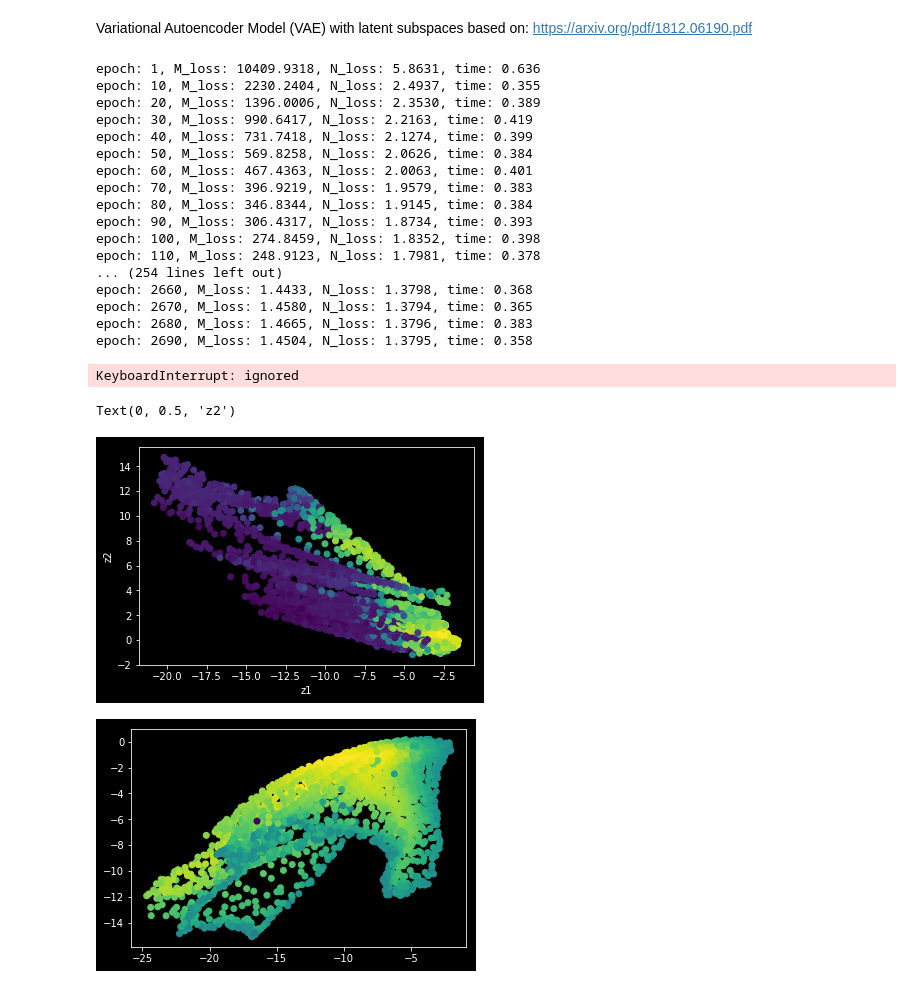
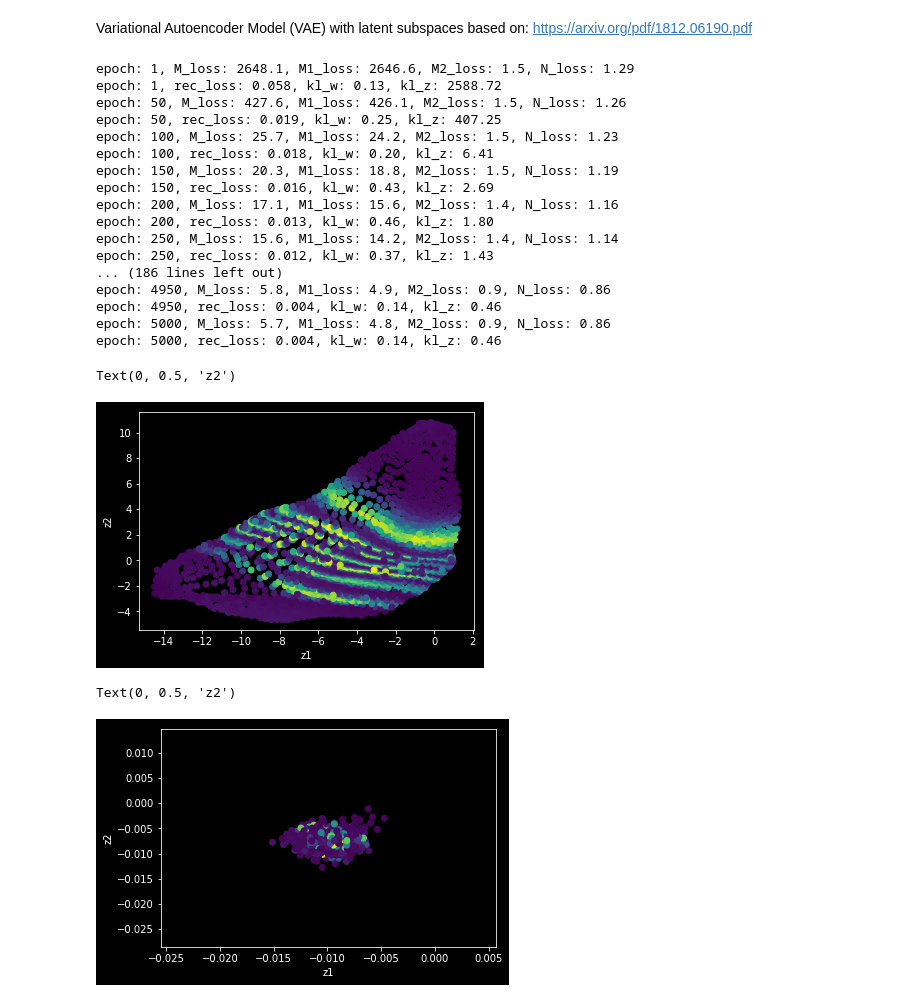
Before and after one commit to dauparas/tensorflow_examples, a Jupyter notebook: VAE_with_latent_subspaces.ipynb, the cells around one changed output. Saved outputs shown, nothing was run; the diff lists cells and outputs as text; code cells hidden in the pictures.

```diff
--- a/VAE_with_latent_subspaces.ipynb
+++ b/VAE_with_latent_subspaces.ipynb
@@ -178,8 +212,8 @@ def batch_generator(features, x, u, batch_size):
     part = idx[start_idx:end_idx]
     yield features[part,:], x[part,:] , u[part, :]
 # %%
-n_epochs = 10000
-batch_size = X.shape[0]//4
+n_epochs = 5000
+batch_size = X.shape[0]
 start = time.time()
 with tf.Session() as sess:
   sess.run(tf.global_variables_initializer())
@@ -189,50 +223,66 @@ with tf.Session() as sess:
     gen = batch_generator(X, X, U, batch_size) #create batch generator
     M_loss = 0
     N_loss = 0
+    rec_loss_ = 0
+    kl_w_ = 0
+    kl_z_ = 0
+    M1_ = 0
+    M2_ = 0
+    ent2_ = 0
+    logN_ = 0
 
     for j in range(np.int(X.shape[0]/batch_size)):
       x_in_batch, x_out_batch, u_batch = gen.__next__()
 
 
-      _, M_loss_= sess.run([M_train, M_cost], feed_dict={x_in: x_in_batch, x_out: x_out_batch, u_in: u_batch})
+      _, M_loss_, rec_loss__, kl_w__, kl_z__, M1__, ent2__, M2__= sess.run([M_train, M_cost, rec_loss, kl_w, kl_z, M1, ent2, M2], feed_dict={x_in: x_in_batch, x_out: x_out_batch, u_in: u_batch})
       M_loss += M_loss_
+      rec_loss_ += rec_loss__
+      kl_w_ += kl_w__
+      kl_z_ += kl_z__
+      M1_ += M1__
+      M2_ += M2__
 
-      _, N_loss_= sess.run([N_train, N_cost], feed_dict={x_in: x_in_batch, x_out: x_out_batch, u_in: u_batch})
+      _, N_loss_, logN__= sess.run([N_train, N_cost, logN], feed_dict={x_in: x_in_batch, x_out: x_out_batch, u_in: u_batch})
       N_loss += N_loss_
+      logN_ += logN__
 
 
-    if (i+1)% 10 == 0 or i == 0:
-      #latent_mean_, latent_sampled_, posterior_loc_= sess.run([latent_mean, latent_sampled, posterior_loc], feed_dict ={x_in:X, x_out:X, u_in:U})
+    if (i+1)% 50 == 0 or i == 0:
+      wIxy_mean_, zIx_mean_, rec_out_= sess.run([wIxy_mean, zIx_mean, rec_out], feed_dict ={x_in:X, x_out:X, u_in:U})
       end = time.time()
-      print('epoch: {0}, M_loss: {1:.4f}, N_loss: {2:.4f}, time: {3:.3f}'.format((i+1), M_loss/(1+np.int(X.shape[0]/batch_size)), N_loss/(1+np.int(X.shape[0]/batch_size)), end-start))
+      print('epoch: {0}, M_loss: {1:.1f}, M1_loss: {2:.1f}, M2_loss: {3:.1f}, N_loss: {4:.2f}'.format((i+1), M_loss/(1+np.int(X.shape[0]/batch_size)), M1_/(1+np.int(X.shape[0]/batch_size)), M2_/(1+np.int(X.shape[0]/batch_size)), N_loss_/(1+np.int(X.shape[0]/batch_size))))
+      print('epoch: {0}, rec_loss: {1:.3f}, kl_w: {2:.2f}, kl_z: {3:.2f}'.format((i+1), rec_loss_/(1+np.int(X.shape[0]/batch_size)), kl_w_/(1+np.int(X.shape[0]/batch_size)), kl_z_/(1+np.int(X.shape[0]/batch_size))))
       start = time.time()
 # %% [output]
-epoch: 1, M_loss: 10409.9318, N_loss: 5.8631, time: 0.636
-epoch: 10, M_loss: 2230.2404, N_loss: 2.4937, time: 0.355
-epoch: 20, M_loss: 1396.0006, N_loss: 2.3530, time: 0.389
-epoch: 30, M_loss: 990.6417, N_loss: 2.2163, time: 0.419
-epoch: 40, M_loss: 731.7418, N_loss: 2.1274, time: 0.399
-epoch: 50, M_loss: 569.8258, N_loss: 2.0626, time: 0.384
-epoch: 60, M_loss: 467.4363, N_loss: 2.0063, time: 0.401
-epoch: 70, M_loss: 396.9219, N_loss: 1.9579, time: 0.383
-epoch: 80, M_loss: 346.8344, N_loss: 1.9145, time: 0.384
-epoch: 90, M_loss: 306.4317, N_loss: 1.8734, time: 0.393
-epoch: 100, M_loss: 274.8459, N_loss: 1.8352, time: 0.398
-epoch: 110, M_loss: 248.9123, N_loss: 1.7981, time: 0.378
-... (254 lines left out)
-epoch: 2660, M_loss: 1.4433, N_loss: 1.3798, time: 0.368
-epoch: 2670, M_loss: 1.4580, N_loss: 1.3794, time: 0.365
-epoch: 2680, M_loss: 1.4665, N_loss: 1.3796, time: 0.383
-epoch: 2690, M_loss: 1.4504, N_loss: 1.3795, time: 0.358
+epoch: 1, M_loss: 2648.1, M1_loss: 2646.6, M2_loss: 1.5, N_loss: 1.29
+epoch: 1, rec_loss: 0.058, kl_w: 0.13, kl_z: 2588.72
+epoch: 50, M_loss: 427.6, M1_loss: 426.1, M2_loss: 1.5, N_loss: 1.26
+epoch: 50, rec_loss: 0.019, kl_w: 0.25, kl_z: 407.25
+epoch: 100, M_loss: 25.7, M1_loss: 24.2, M2_loss: 1.5, N_loss: 1.23
+epoch: 100, rec_loss: 0.018, kl_w: 0.20, kl_z: 6.41
+epoch: 150, M_loss: 20.3, M1_loss: 18.8, M2_loss: 1.5, N_loss: 1.19
+epoch: 150, rec_loss: 0.016, kl_w: 0.43, kl_z: 2.69
+epoch: 200, M_loss: 17.1, M1_loss: 15.6, M2_loss: 1.4, N_loss: 1.16
+epoch: 200, rec_loss: 0.013, kl_w: 0.46, kl_z: 1.80
+epoch: 250, M_loss: 15.6, M1_loss: 14.2, M2_loss: 1.4, N_loss: 1.14
+epoch: 250, rec_loss: 0.012, kl_w: 0.37, kl_z: 1.43
+... (186 lines left out)
+epoch: 4950, M_loss: 5.8, M1_loss: 4.9, M2_loss: 0.9, N_loss: 0.86
+epoch: 4950, rec_loss: 0.004, kl_w: 0.14, kl_z: 0.46
+epoch: 5000, M_loss: 5.7, M1_loss: 4.8, M2_loss: 0.9, N_loss: 0.86
+epoch: 5000, rec_loss: 0.004, kl_w: 0.14, kl_z: 0.46
-KeyboardInterrupt: ignored
 # %%
-plt.scatter(latent_mean_[:,0],latent_mean_[:,1], c=df1['sna'].to_numpy(), cmap='viridis');
+plt.scatter(wIxy_mean_[:,0],wIxy_mean_[:,1], c=df1['eve'].to_numpy(), cmap='viridis');
 plt.xlabel('z1')
 plt.ylabel('z2')
 # %% [output]
 Text(0, 0.5, 'z2')
-[figure, old version]
+[figure, new version]
 # %%
-plt.scatter(latent_mean_[:,0],latent_mean_[:,1], c=U[:,1], cmap='viridis');
+plt.scatter(zIx_mean_[:,0],zIx_mean_[:,1], c=df1['eve'].to_numpy(), cmap='viridis');
+plt.xlabel('z1')
+plt.ylabel('z2')
 # %% [output]
+Text(0, 0.5, 'z2')
-[figure, old version]
+[figure, new version]
```
Also changed, not shown: parts of 10 cells of this notebook.
